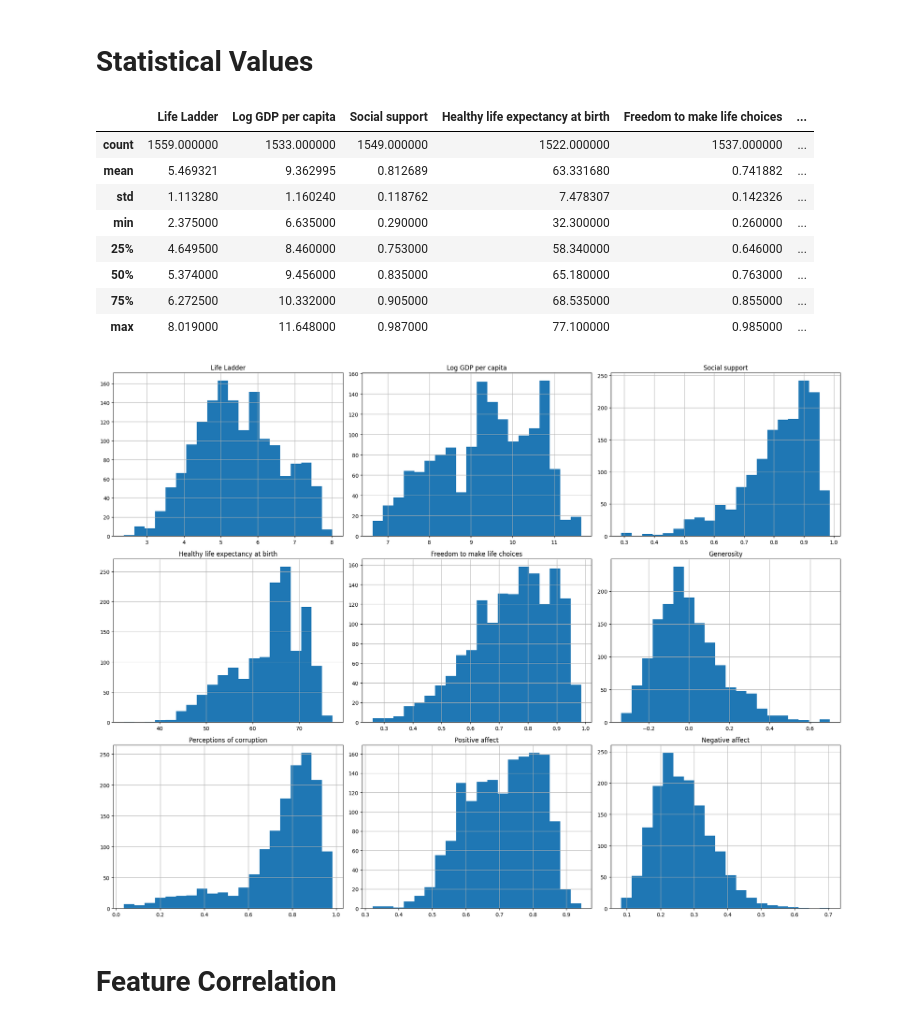
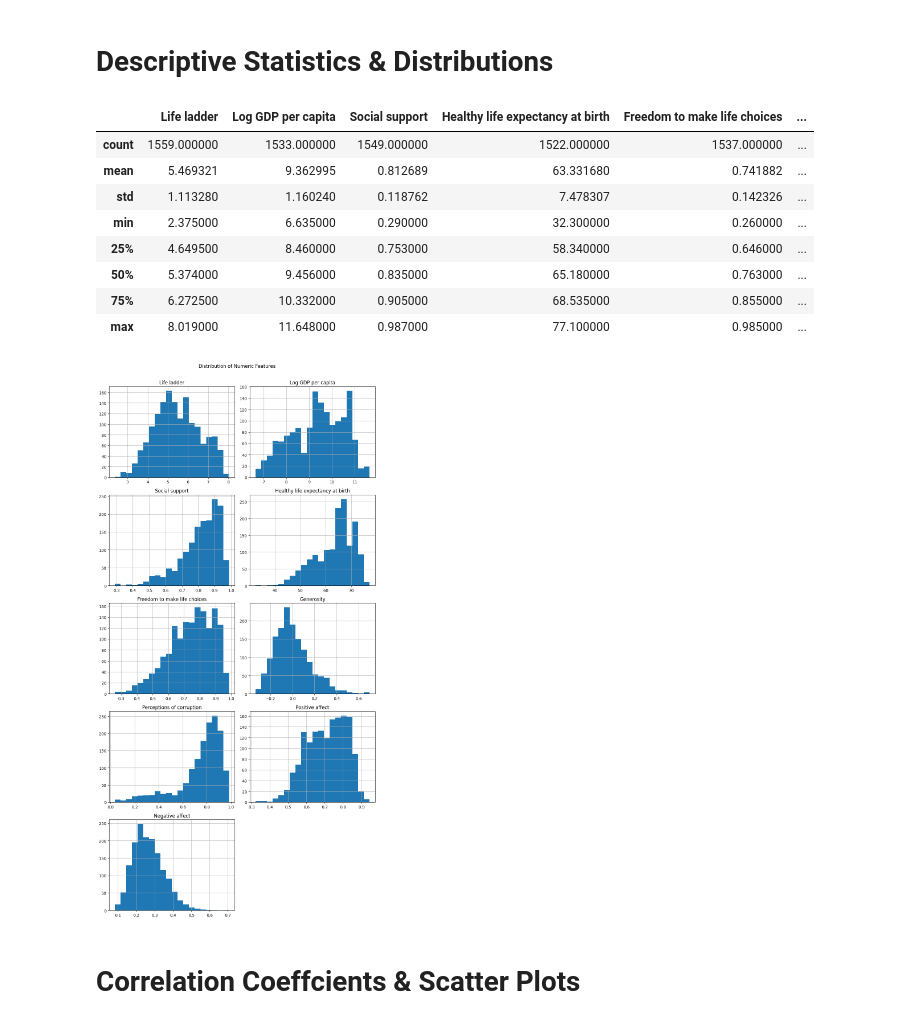
Before and after one commit to dhrvgpta/regression, a Jupyter notebook: linear_regression.ipynb, the cells around one changed output. Drawn from its saved outputs; the diff is of its cells as text; code cells hidden in the pictures.

Commit message:
fix: Improve linear-regression model

```diff
--- a/linear_regression.ipynb
+++ b/linear_regression.ipynb
@@ -1,11 +1,16 @@
 # %%
-import pandas as pd
-import numpy as np
-import seaborn as sns
-import matplotlib.pyplot as plt
-import warnings
+import pandas, numpy, seaborn, matplotlib.pyplot as plot
+from sklearn.model_selection import KFold, cross_val_score, train_test_split
+from sklearn.linear_model import LinearRegression, SGDRegressor
+from sklearn.pipeline import Pipeline
+from sklearn.impute import SimpleImputer
+from sklearn.preprocessing import StandardScaler
+from sklearn.metrics import root_mean_squared_error
 
-warnings.filterwarnings('ignore')
-df_train = pd.read_csv('data/reviews_train.csv')
-np.random.seed(42)
+random_state = 42
+specificity = '.6f'
+numpy.random.seed(random_state)
+
+df_train = pandas.read_csv('data/train.csv')
+df_test = pandas.read_csv('data/test.csv')
 # %% [markdown]
@@ -36,21 +29,23 @@ memory usage: 109.7 KB
 # %% [markdown]
-# Statistical Values
+# **Descriptive Statistics & Distributions**
+# %%
+df_train.describe()
+# %% [output]
+|  | Life ladder | Log GDP per capita | Social support | Healthy life expectancy at birth | Freedom to make life choices | ... |
+| count | 1559.000000 | 1533.000000 | 1549.000000 | 1522.000000 | 1537.000000 | ... |
+| mean | 5.469321 | 9.362995 | 0.812689 | 63.331680 | 0.741882 | ... |
+| std | 1.113280 | 1.160240 | 0.118762 | 7.478307 | 0.142326 | ... |
+| min | 2.375000 | 6.635000 | 0.290000 | 32.300000 | 0.260000 | ... |
+| 25% | 4.649500 | 8.460000 | 0.753000 | 58.340000 | 0.646000 | ... |
+| 50% | 5.374000 | 9.456000 | 0.835000 | 65.180000 | 0.763000 | ... |
+| 75% | 6.272500 | 10.332000 | 0.905000 | 68.535000 | 0.855000 | ... |
+| max | 8.019000 | 11.648000 | 0.987000 | 77.100000 | 0.985000 | ... |
 # %%
-display(df_train.describe())
-
-df_train.hist(bins=20, figsize=(20, 15))
-plt.tight_layout()
-plt.show()
+df_train.hist(bins=20, figsize=(10, 20), layout=(-1, 2))
+plot.suptitle("Distribution of Numeric Features")
+plot.tight_layout(rect=(0, 0, 1, 0.975))
+plot.show()
 # %% [output]
-|  | Life Ladder | Log GDP per capita | Social support | Healthy life expectancy at birth | Freedom to make life choices | ... |
-| count | 1559.000000 | 1533.000000 | 1549.000000 | 1522.000000 | 1537.000000 | ... |
-| mean | 5.469321 | 9.362995 | 0.812689 | 63.331680 | 0.741882 | ... |
-| std | 1.113280 | 1.160240 | 0.118762 | 7.478307 | 0.142326 | ... |
-| min | 2.375000 | 6.635000 | 0.290000 | 32.300000 | 0.260000 | ... |
-| 25% | 4.649500 | 8.460000 | 0.753000 | 58.340000 | 0.646000 | ... |
-| 50% | 5.374000 | 9.456000 | 0.835000 | 65.180000 | 0.763000 | ... |
-| 75% | 6.272500 | 10.332000 | 0.905000 | 68.535000 | 0.855000 | ... |
-| max | 8.019000 | 11.648000 | 0.987000 | 77.100000 | 0.985000 | ... |
-[figure, old version]
+[figure, new version]
 # %% [markdown]
-# Feature Correlation
+# **Correlation Coeffcients  & Scatter Plots**
```
Also changed, not shown: parts of 32 cells of this notebook, 3 other files.
